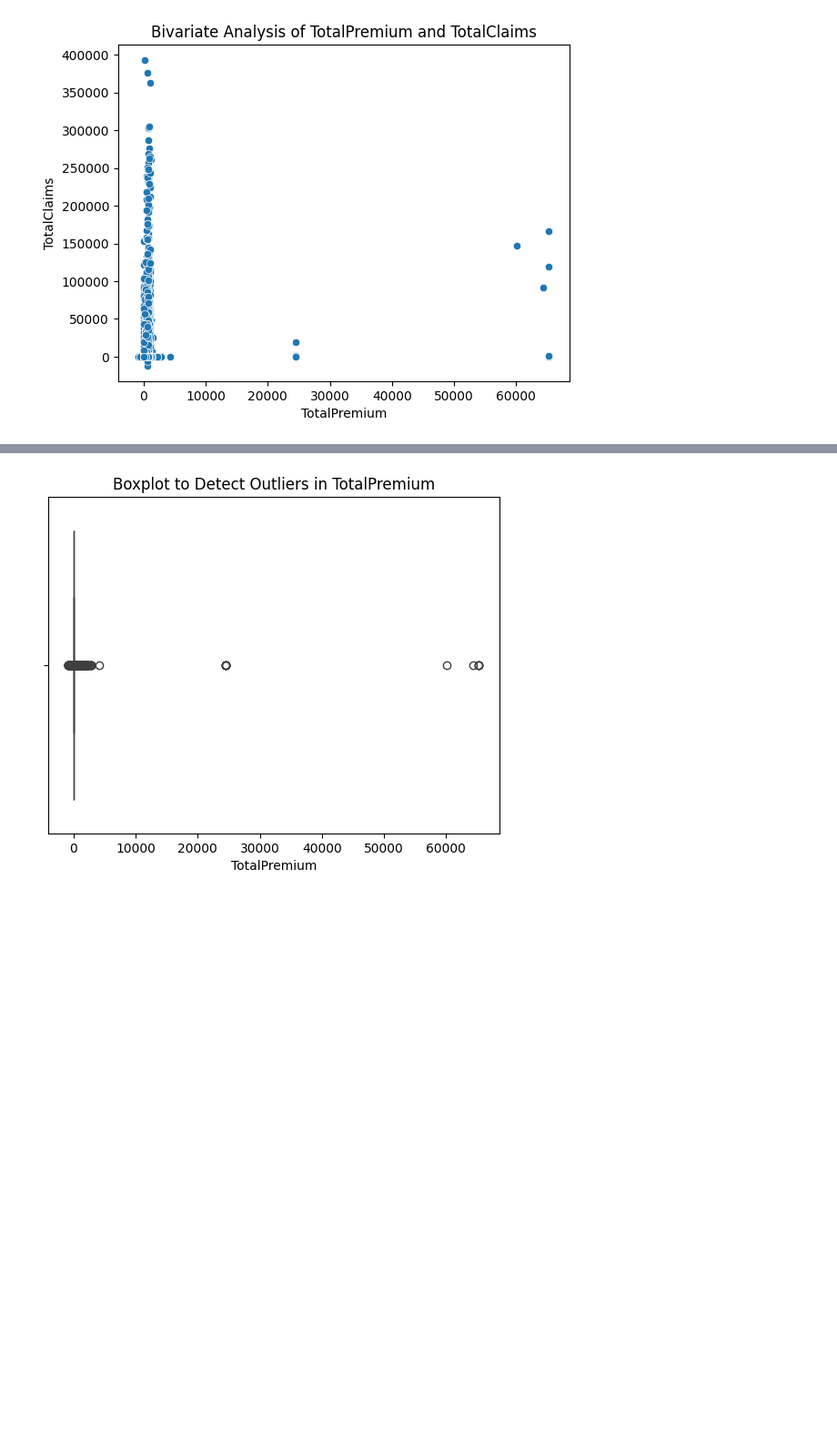
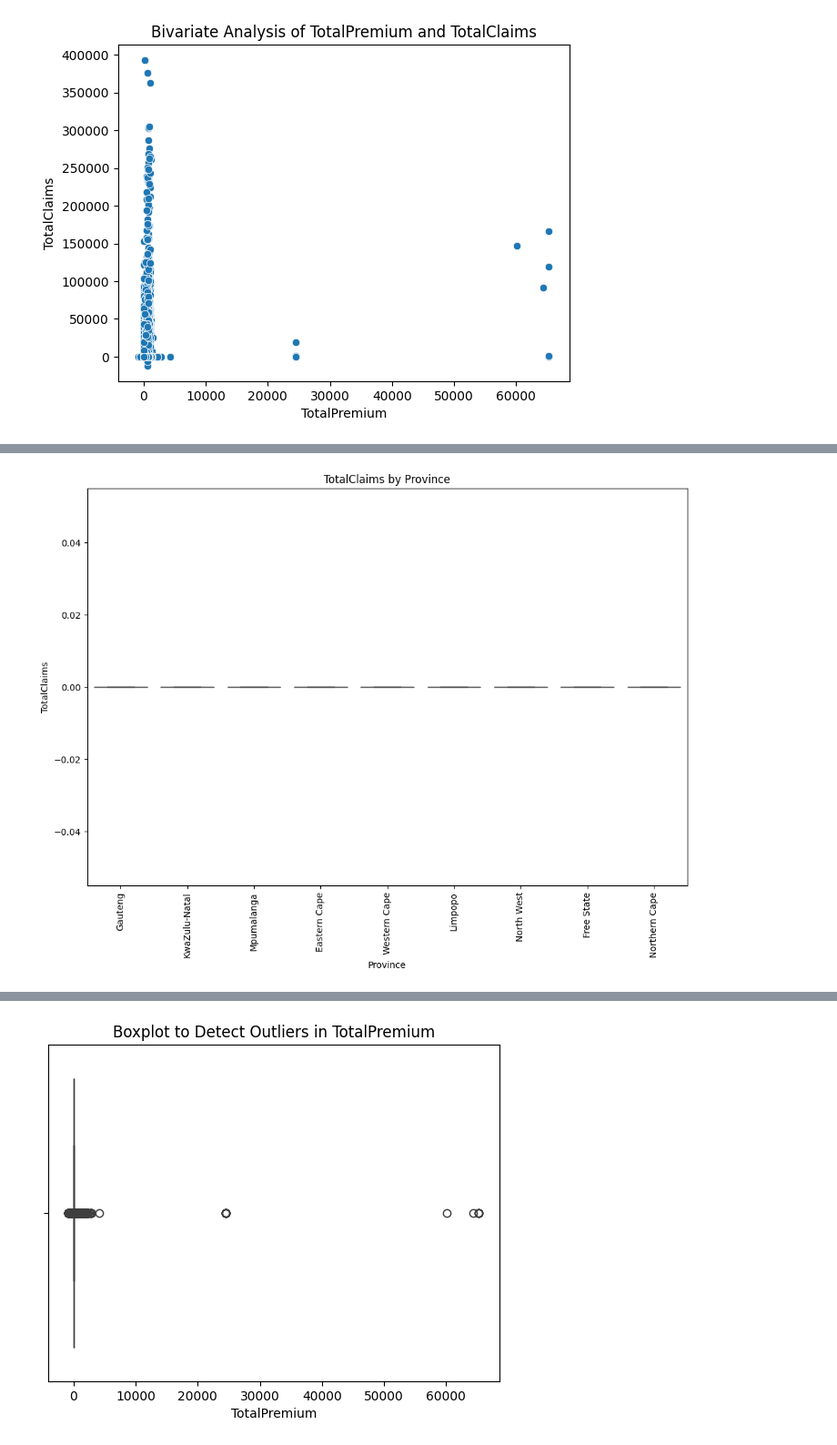
Before and after one commit to Bereket-07/insurance-analytics, a Jupyter notebook: notebooks/edaNotebook.ipynb, the cells around one changed output, grey strips where cells are left out. Shown at 91% size. Cells and saved outputs as stored; diff of their text form; code cells hidden in the pictures; blank space fills up the shorter version.

```diff
--- a/notebooks/edaNotebook.ipynb
+++ b/notebooks/edaNotebook.ipynb
@@ -145,0 +168,4 @@ eda.Bivariate_analysis('TotalPremium','TotalClaims')
+# %%
+eda.plot_geographical_trends(x_col='Province', y_col='TotalClaims')
+# %% [output]
+[figure, added]
```
Also changed, not shown: parts of 8 cells of this notebook, 3 other files.
